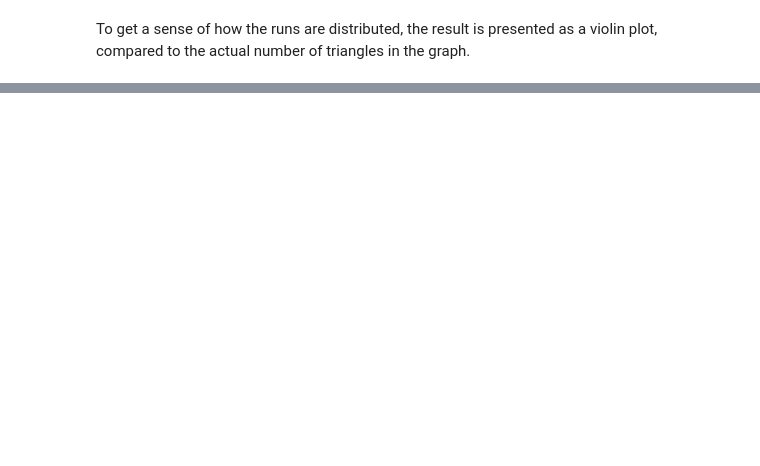
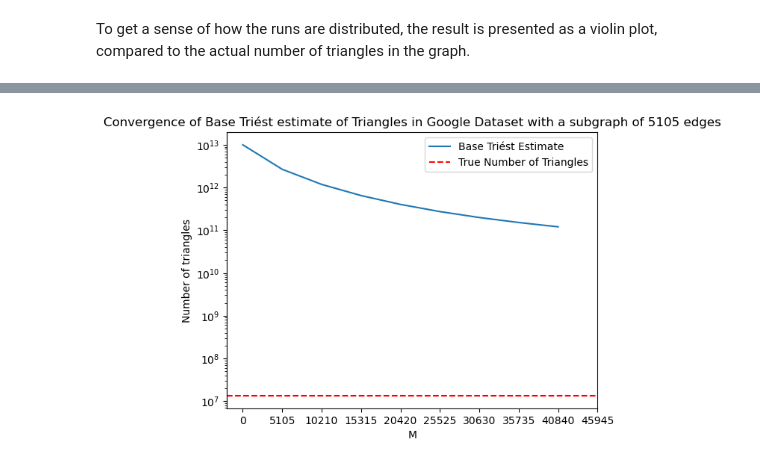
Before and after one commit to LinusOstlund/id2222, a Jupyter notebook: lab3/TestPyspark.ipynb, the cells around one changed output, grey strips where cells are left out. Saved outputs shown, nothing was run; the diff lists cells and outputs as text; code cells hidden in the pictures; blank space fills up the shorter version.

```diff
--- a/lab3/TestPyspark.ipynb
+++ b/lab3/TestPyspark.ipynb
@@ -365,0 +392,19 @@ According to the paper, the algorithm is able to estimate the exact number of tr
+# %%
+from threading import Thread
+convergence = []
+number_of_runs = 10
+
+M = [int(len(stream)*0.001*i) for i in range(1, 11)]
+
+threads = []
+
+def run_convergence(convergence, stream, m):
+  convergence.append(benchmark_base(stream, m))
+
+for m in M:
+    t = Thread(target=run_convergence, args=(convergence, stream, m))
+    threads.append(t)
+    t.start()
+
+for t in threads:
+    t.join()
@@ -365,0 +423,11 @@ According to the paper, the algorithm is able to estimate the exact number of tr
+# %%
+plt.plot(convergence)
+plt.axhline(y=NUMBER_OF_TRIANGLES, color='r', linestyle='--')
+plt.xlabel('M')
+plt.ylabel('Number of triangles')
+plt.xticks(range(len(M)), M)
+plt.yscale('log')
+plt.legend(title='', loc='upper right', labels=['Base Triést Estimate', 'True Number of Triangles']);
+plt.title('Convergence of Base Triést estimate of Triangles in Google Dataset with a subgraph of 5105 edges');
+# %% [output]
+[figure, added]
```
Also changed, not shown: parts of 17 cells of this notebook.
